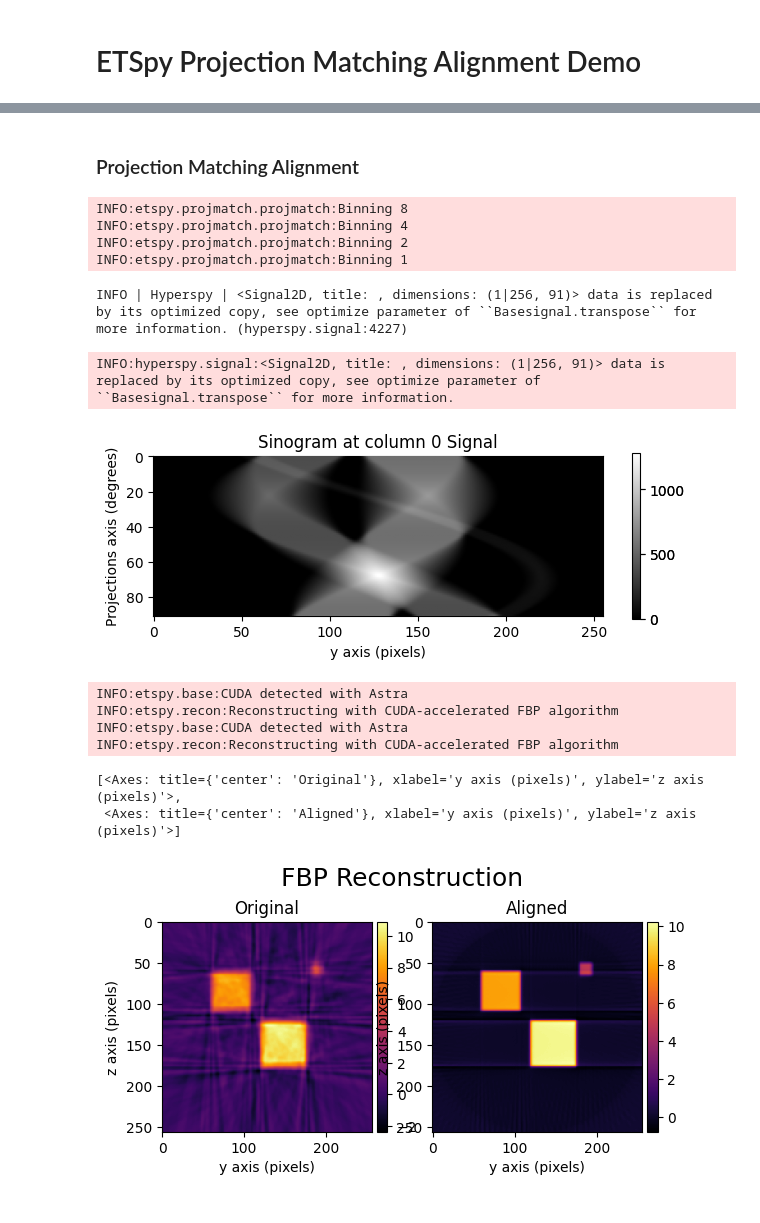
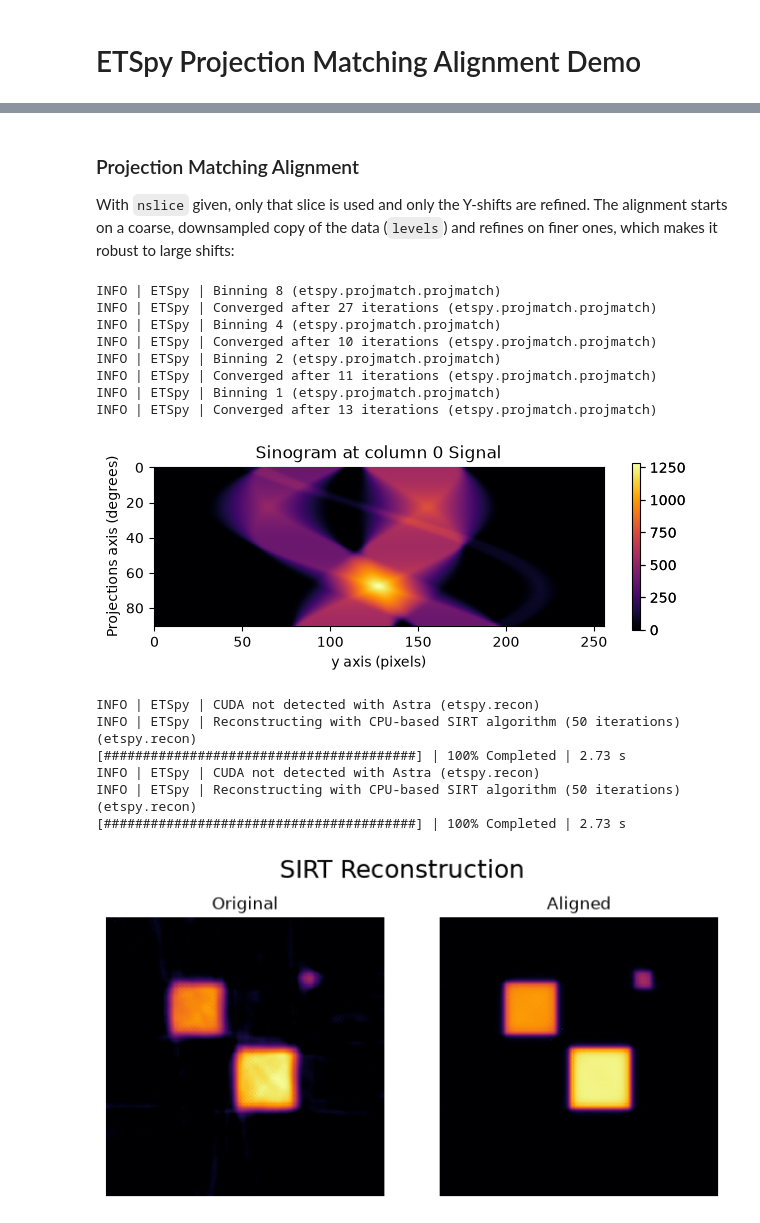
Before and after one commit to usnistgov/etspy, a Jupyter notebook: docs/examples/projection_matching_demo.ipynb, the cells around one changed output, grey strips where cells are left out. Cells and saved outputs as stored; diff of their text form; code cells hidden in the pictures.

Commit message:
Added multiple example notebooks
Updated the main demo and the projection matching demo

Added new example notebooks

```diff
--- a/docs/examples/projection_matching_demo.ipynb
+++ b/docs/examples/projection_matching_demo.ipynb
@@ -69,44 +75,49 @@ shifted.extract_sinogram(0).plot(cmap="inferno")
-# %% [markdown]
-### Projection Matching Alignment
+# %% [markdown]
+### Projection Matching Alignment
+
+With `nslice` given, only that slice is used and only the Y-shifts are refined. The alignment
+starts on a coarse, downsampled copy of the data (`levels`) and refines on finer ones, which makes
+it robust to large shifts:
 # %%
 parameters = {
     "levels": [8, 4, 2, 1],
-    "iterations": 500,
-    "minstep": 1e-2,
-    "relax": 0.2,
+    "iterations": 100,
+    "relax": 0.5,
     "recon_algorithm": "SIRT",
-    "recon_iterations": 200,
 }
 
 pm = projmatch.ProjMatch(shifted, nslice=0, cuda=False, params=parameters)
-
-pm.calculate_shifts(show_progressbar=True)
-
+pm.calculate_shifts(show_progressbar=False)
 aligned = pm.apply_shifts()
 
-aligned.extract_sinogram(0).plot()
+aligned.extract_sinogram(0).plot(cmap="inferno")
 # %% [output]
-INFO:etspy.projmatch.projmatch:Binning 8
-INFO:etspy.projmatch.projmatch:Binning 4
-INFO:etspy.projmatch.projmatch:Binning 2
-INFO:etspy.projmatch.projmatch:Binning 1
+INFO | ETSpy | Binning 8 (etspy.projmatch.projmatch)
+INFO | ETSpy | Converged after 27 iterations (etspy.projmatch.projmatch)
+INFO | ETSpy | Binning 4 (etspy.projmatch.projmatch)
+INFO | ETSpy | Converged after 10 iterations (etspy.projmatch.projmatch)
+INFO | ETSpy | Binning 2 (etspy.projmatch.projmatch)
+INFO | ETSpy | Converged after 11 iterations (etspy.projmatch.projmatch)
+INFO | ETSpy | Binning 1 (etspy.projmatch.projmatch)
+INFO | ETSpy | Converged after 13 iterations (etspy.projmatch.projmatch)
-INFO | Hyperspy | <Signal2D, title: , dimensions: (1|256, 91)> data is replaced by its optimized copy, see optimize parameter of ``Basesignal.transpose`` for more information. (hyperspy.signal:4227)
-INFO:hyperspy.signal:<Signal2D, title: , dimensions: (1|256, 91)> data is replaced by its optimized copy, see optimize parameter of ``Basesignal.transpose`` for more information.
-[figure, old version]
+[figure, new version]
 # %%
-rec_shifted = shifted.reconstruct()
-rec_aligned = aligned.reconstruct()
+rec_shifted = shifted.reconstruct("SIRT", iterations=50, constrain=True)
+rec_aligned = aligned.reconstruct("SIRT", iterations=50, constrain=True)
 hs.plot.plot_images(
     [rec_shifted.inav[0], rec_aligned.inav[0]],
     cmap="inferno",
     label=["Original", "Aligned"],
-    suptitle="FBP Reconstruction",
+    suptitle="SIRT Reconstruction",
+    axes_decor="off",
+    colorbar=None,
 )
+plt.gcf().set_size_inches(8, 4);
 # %% [output]
-INFO:etspy.base:CUDA detected with Astra
-INFO:etspy.recon:Reconstructing with CUDA-accelerated FBP algorithm
-INFO:etspy.base:CUDA detected with Astra
-INFO:etspy.recon:Reconstructing with CUDA-accelerated FBP algorithm
+INFO | ETSpy | CUDA not detected with Astra (etspy.recon)
+INFO | ETSpy | Reconstructing with CPU-based SIRT algorithm (50 iterations) (etspy.recon)
+[########################################] | 100% Completed | 2.73 s
+INFO | ETSpy | CUDA not detected with Astra (etspy.recon)
+INFO | ETSpy | Reconstructing with CPU-based SIRT algorithm (50 iterations) (etspy.recon)
+[########################################] | 100% Completed | 2.73 s
-[<Axes: title={'center': 'Original'}, xlabel='y axis (pixels)', ylabel='z axis (pixels)'>,
- <Axes: title={'center': 'Aligned'}, xlabel='y axis (pixels)', ylabel='z axis (pixels)'>]
-[figure, old version]
+[figure, new version]
```
Also changed, not shown: parts of 24 cells of this notebook, 8 other files.
